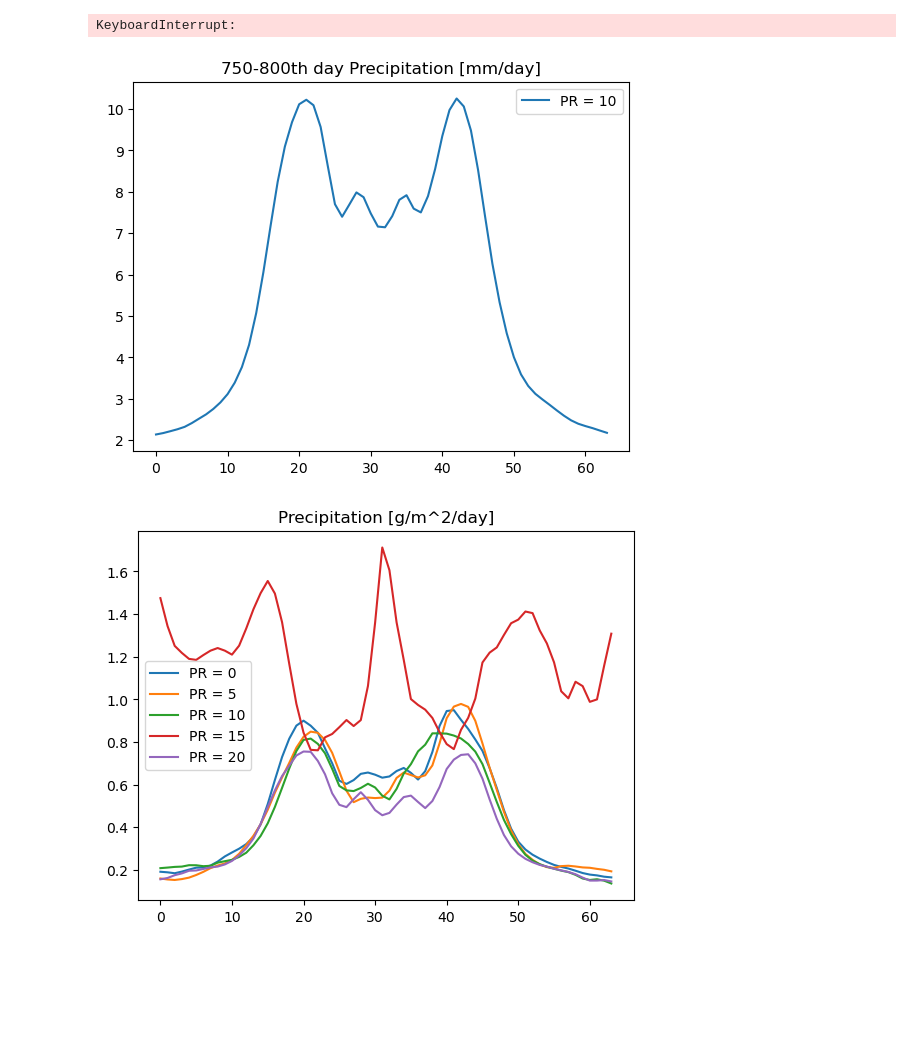
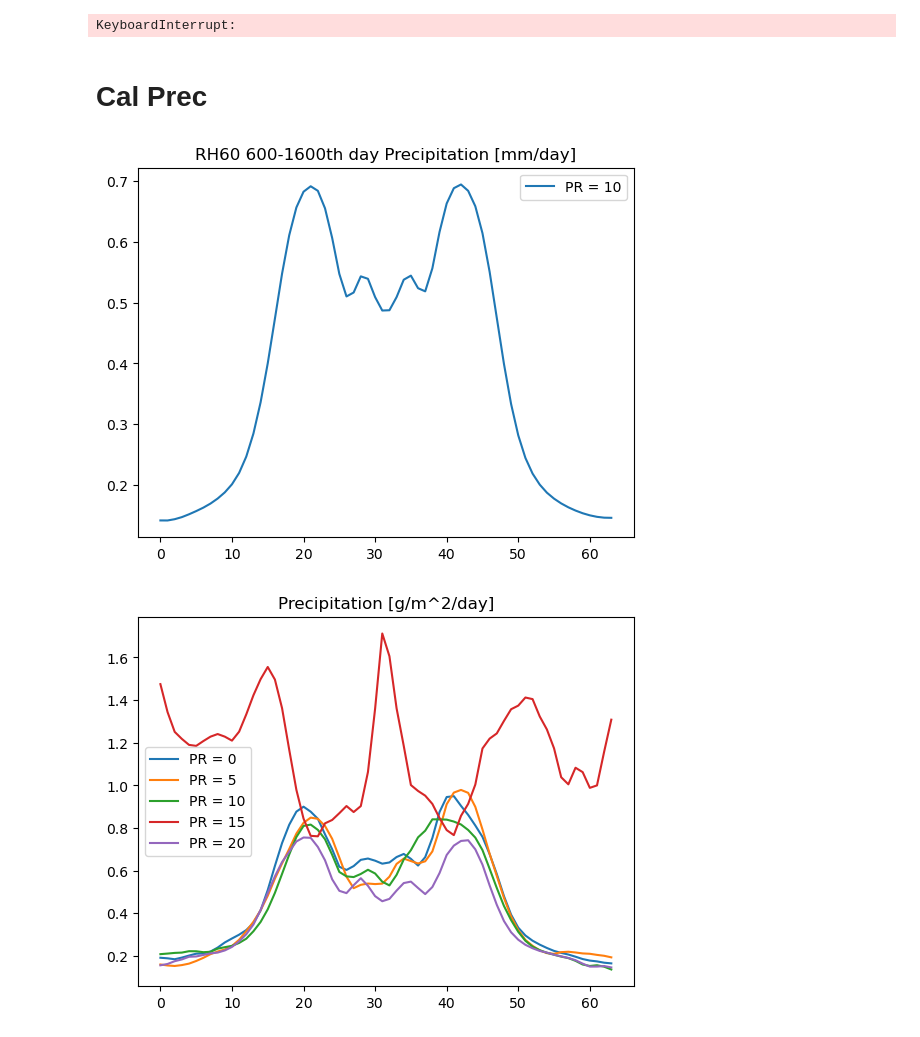
Before and after one commit to PeterChang1023/Dycore_Master, a Jupyter notebook: dycore/IdealizeSpetral.jl/exp/HSt42/check_spinupday.ipynb, the cells around one changed output. Saved outputs shown, nothing was run; the diff lists cells and outputs as text; code cells hidden in the pictures; blank space fills up the shorter version.

```diff
--- a/dycore/IdealizeSpetral.jl/exp/HSt42/check_spinupday.ipynb
+++ b/dycore/IdealizeSpetral.jl/exp/HSt42/check_spinupday.ipynb
@@ -30,6 +32,7 @@ class Dycore:
         self.qv = self.getVar("grid_tracers_c_xyz1t")
 
         self.qv_diff = self.getVar("grid_tracers_diff_xyz1t")
+        # self.grid_t_eq_ref_xyzt = self.getVar("grid_t_eq_ref_xyzt")
         self.omega   = self.getVar("grid_w_full_xyzt")
 
 
@@ -94,7 +97,7 @@ class Dycore:
         self.Prec[:, 0,:,:] = 1/self.g * self.qv_diff[:, 0,:,:] * (self.p[:, 1,:,:] - self.p[:, 0,:,:])/2
         self.Prec[:,-1,:,:] = 1/self.g * self.qv_diff[:,-1,:,:] * (self.p[:,-1,:,:] - self.p[:,-2,:,:])/2
 
-        self.Prec_mean = np.nansum(self.Prec, axis=(1))
+        self.Prec_mean  = np.nanmean(self.Prec, axis=(1))
         self.Prec_mean2 = np.nanmean(self.Prec_mean, axis=(2))
 
         return self.Prec_mean2
@@ -109,7 +112,7 @@ class Dycore:
         self.t_mean = np.nanmean(self.t[-100:,:,:,:], axis=(1,3))
         return self.t_mean
 # %%
-time = np.linspace(0,800,800)
+time = np.linspace(0,1600,1600)
 y    = np.linspace(-90,90,64)
 
 yy, tt = np.meshgrid(y,time)
@@ -118,7 +121,7 @@ a = int(0)
 fig, ax = plt.subplots(6, figsize=(21,15))
 for pr in range(10,15,5):
     # file   = f"1600day_HS_front_RH50_PR{pr}_PRRELAX86400_with_w_all.dat" # ./outputs/withprecip/
-    file = "800day_test_all.dat"
+    file = "t_init_RH63_PR10_1600day_test_all.dat"
     dycore = Dycore(file)
     # get_KE = dycore.cal_KE()
     Prec   = dycore.cal_pre()
@@ -136,7 +139,7 @@ for pr in range(10,15,5):
     fig.colorbar(CS, orientation='vertical', ax=ax[a],fraction=0.046, pad=0.04)
     # ax[a].set_title(f"Kinetic Energy [kJ/kg], PR={pr}")
 
-    ax[a].set_title(f"Precipitation [mm/day], PR={pr}")
+    ax[a].set_title(f"RH=75%, Precipitation [mm/day], PR={pr}")
     # ax[a].set_title(f"T [K], PR={pr}")
 
     ax[a].set_xlabel("time")
@@ -333,32 +338,36 @@ def cal_MSE_minus():
 gogo = cal_MSE_minus()
 # %% [output]
 KeyboardInterrupt:
+# %% [markdown]
+# Cal Prec
 # %%
 ### cooridate
 x  = np.linspace(-180,180,128)
 y  = np.linspace(-90,90,64)
 xd = np.deg2rad(x)
 yd = np.deg2rad(y)
 
 # WARNING: cos(-90) would be zero, doing this preventing it from divide by zero.
 cy     = np.cos(yd)
 cy[0]  = np.nan
 cy[-1] = np.nan
 
 plt.figure(dpi=100.)
-plt.title("750-800th day Precipitation [mm/day]")
+# plt.title("RH60 0-200th day Precipitation [mm/day]")
+plt.title("RH60 600-1600th day Precipitation [mm/day]")
+
 
 for pr in range(10,15,5):
     # file  = f"1600day_HS_front_RH50_PR{pr}_PRRELAX86400_with_w_all.dat"# f"HS_front_RH50_PR10_PRRELAX86400_with_w_all.dat" # ./outputs/withprecip/
-    file = "800day_test_all.dat"
+    file = "t_init_RH60_PR10_1600day_test_all.dat"
     dycore = Dycore(file)
     Prec   = dycore.cal_pre()
-    Prec_mean  = np.nanmean(Prec[-50:,:], axis=0)
+    Prec_mean  = np.nanmean(Prec[600:,:], axis=0)
     plt.plot(Prec_mean * int(pr), label=f"PR = {pr}")
 plt.legend()
 plt.show()
 # %% [output]
-[figure, old version]
+[figure, new version]
 # %%
 ### cooridate
 x  = np.linspace(-180,180,128)
```
Also changed, not shown: parts of 13 cells of this notebook, 2 other files.
